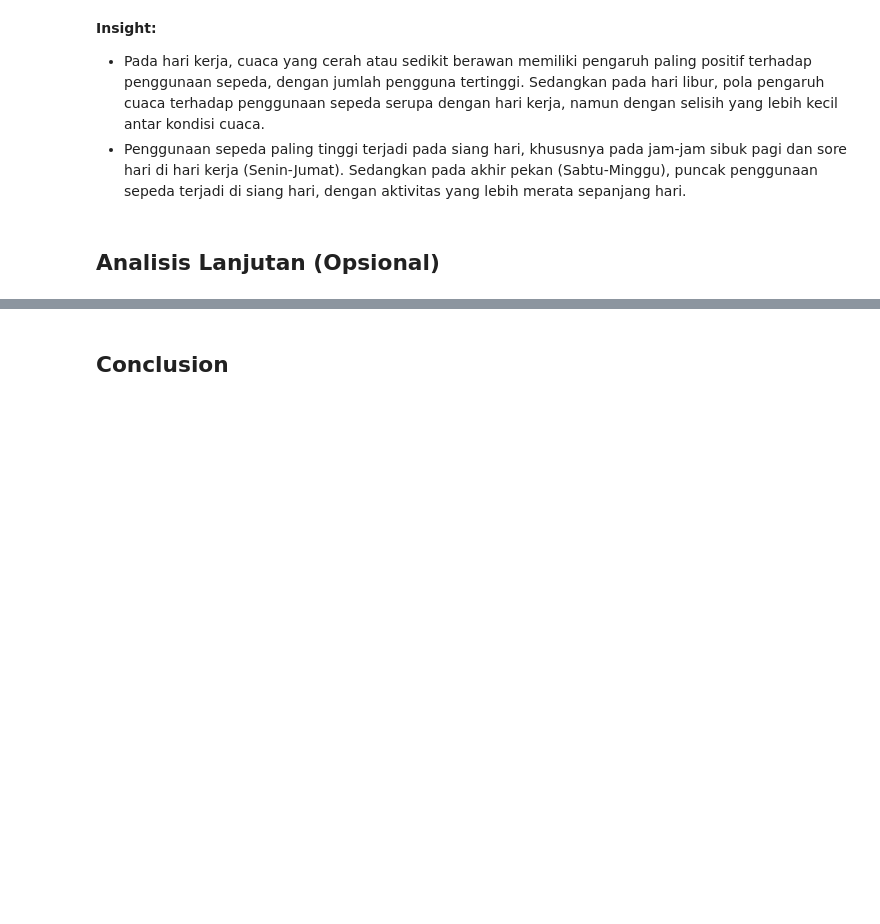
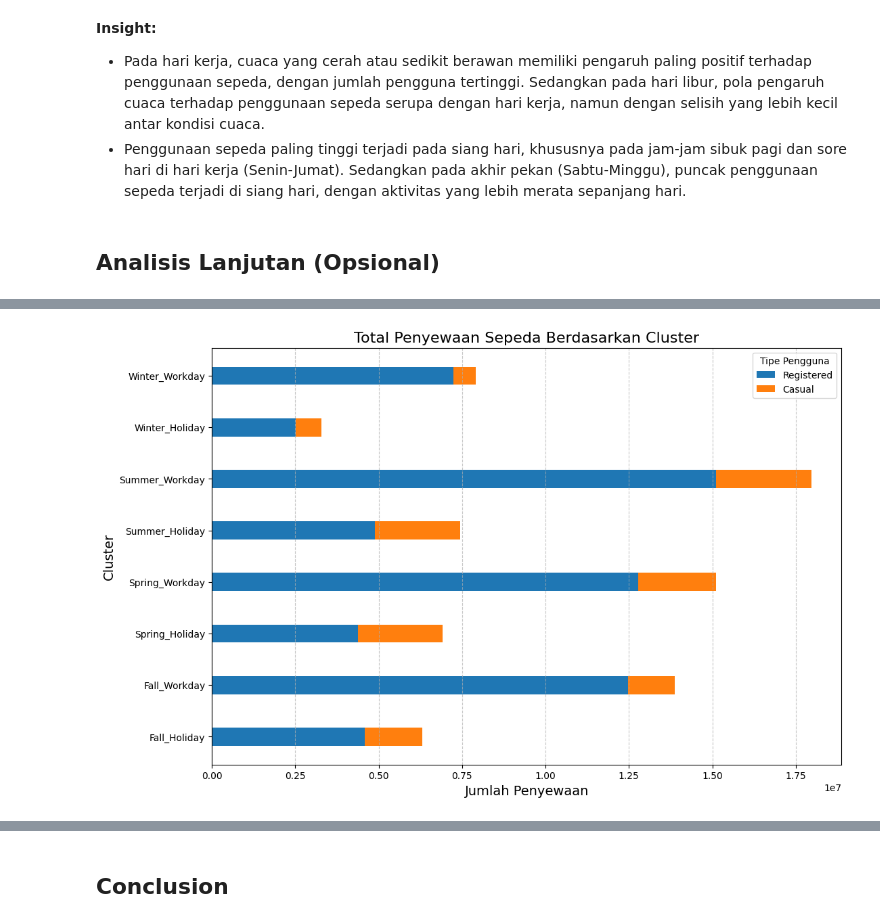
Before and after one commit to bagusangkasawan/data-analysis, a Jupyter notebook: notebook.ipynb, the cells around one changed output, grey strips where cells are left out. Saved outputs shown, nothing was run; the diff lists cells and outputs as text; code cells hidden in the pictures; blank space fills up the shorter version.

```diff
--- a/notebook.ipynb
+++ b/notebook.ipynb
@@ -395,13 +391,0 @@ pada akhir pekan (Sabtu-Minggu), puncak penggunaan sepeda terjadi di siang hari,
-# %%
-last_date = day_df['dteday'].max()
-
-day_df['Recency'] = (last_date - day_df['dteday']).dt.days
-recency_df = day_df.groupby('season').agg({'Recency': 'min'}).reset_index()
-
-plt.figure(figsize=(8, 5))
-plt.bar(recency_df['season'], recency_df['Recency'], color='skyblue')
-plt.title("Recency (Days Since Last Rental) per Season")
-plt.xlabel("Season")
-plt.ylabel("Recency (Days)")
-plt.xticks([1, 2, 3, 4], ["Winter", "Spring", "Summer", "Fall"])
-plt.show()
@@ -448,0 +396,17 @@ plt.show()
+# %%
+combined_df = pd.merge(hour_df, day_df, on='dteday', suffixes=('_hour', '_day'))
+# %%
+def cluster_group(row):
+    if row['season_day'] == 1:
+        return 'Winter_Workday' if row['workingday_day'] == 1 else 'Winter_Holiday'
+    elif row['season_day'] == 2:
+        return 'Spring_Workday' if row['workingday_day'] == 1 else 'Spring_Holiday'
+    elif row['season_day'] == 3:
+        return 'Summer_Workday' if row['workingday_day'] == 1 else 'Summer_Holiday'
+    elif row['season_day'] == 4:
+        return 'Fall_Workday' if row['workingday_day'] == 1 else 'Fall_Holiday'
+
+combined_df['cluster'] = combined_df.apply(cluster_group, axis=1)
+
+cluster_counts = combined_df.groupby('cluster')[['registered_day', 'casual_day']].sum()
+print(cluster_counts)
@@ -448,0 +424,17 @@ plt.show()
+# %%
+fig, ax = plt.subplots(figsize=(12, 8))
+bar_width = 0.35
+
+
+ax.barh(cluster_counts.index, cluster_counts['registered_day'], height=bar_width, label='Registered', color='#1f77b4')
+ax.barh(cluster_counts.index, cluster_counts['casual_day'], height=bar_width, label='Casual', color='#ff7f0e', left=cluster_counts['registered_day'])
+ax.set_xlabel('Jumlah Penyewaan', fontsize=14)
+ax.set_ylabel('Cluster', fontsize=14)
+ax.set_title('Total Penyewaan Sepeda Berdasarkan Cluster', fontsize=16)
+ax.legend(title='Tipe Pengguna')
+
+ax.grid(axis='x', linestyle='--', alpha=0.7)
+
+plt.show()
+# %% [output]
+[figure, added]
```
Also changed, not shown: parts of 18 cells of this notebook, 3 other files.
